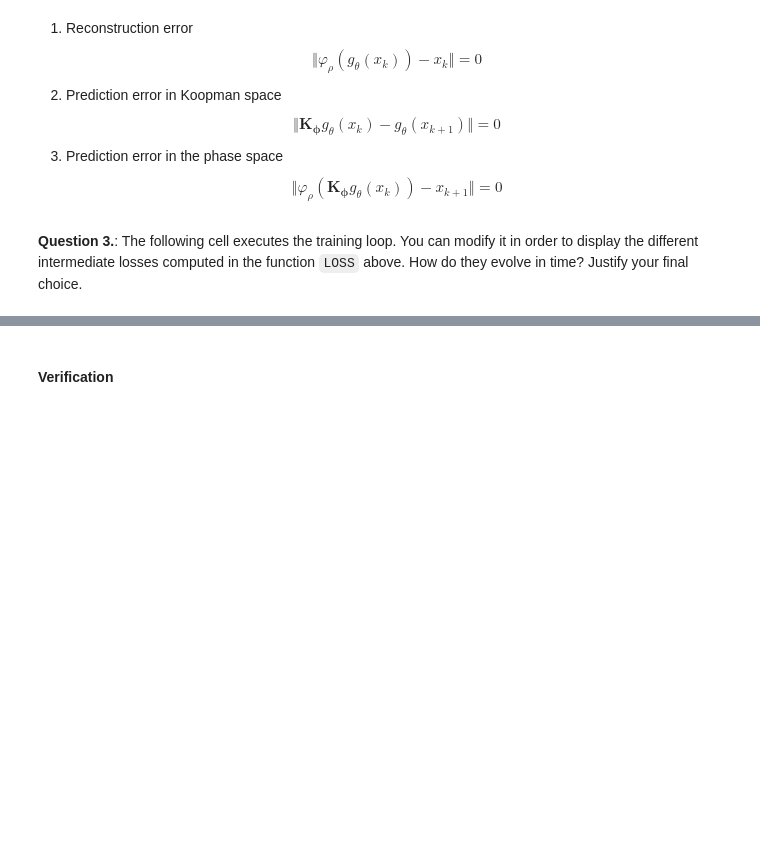
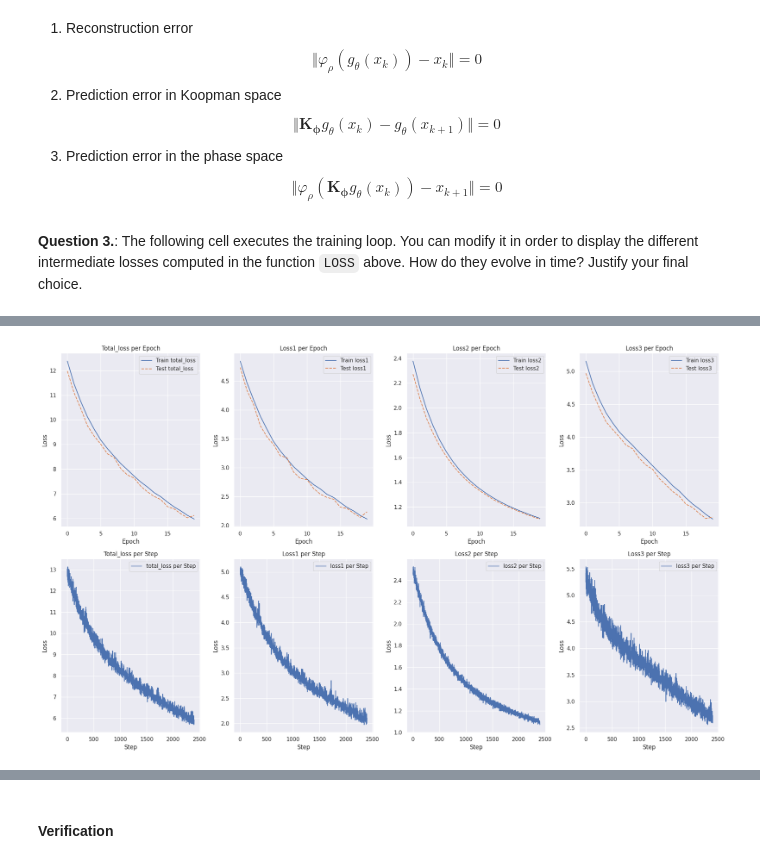
Before and after one commit to BenjaminisCoding/DeepLearninginPractice, a Jupyter notebook: TP5/TP5_dynamics.ipynb, the cells around one changed output, grey strips where cells are left out. Cells and saved outputs as stored; diff of their text form; code cells hidden in the pictures; blank space fills up the shorter version.

```diff
--- a/TP5/TP5_dynamics.ipynb
+++ b/TP5/TP5_dynamics.ipynb
@@ -426,0 +681,8 @@ for epoch in range(n_epoch):
+# %%
+weights = None
+# %%
+n_epoch = 20
+train_step, train_ep, test_ep = train_Q3(n_epoch, train_dataloader, test_dataloader, autoencoder, koopman_operator, optimiser_autoencoder, optimiser_koopman, weights=weights)
+plot_results_2(train_step, train_ep, test_ep)
+# %% [output]
+[figure, added]
```
Also changed, not shown: parts of 23 cells of this notebook, 2 other files.
